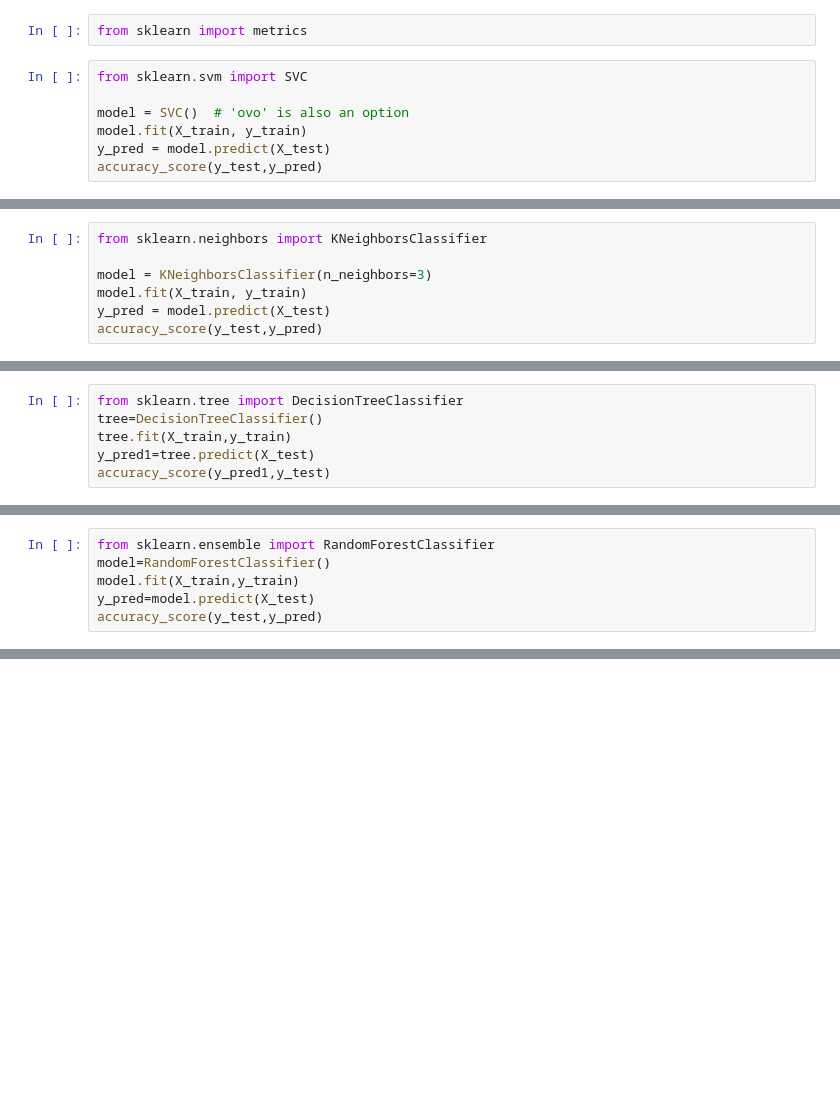
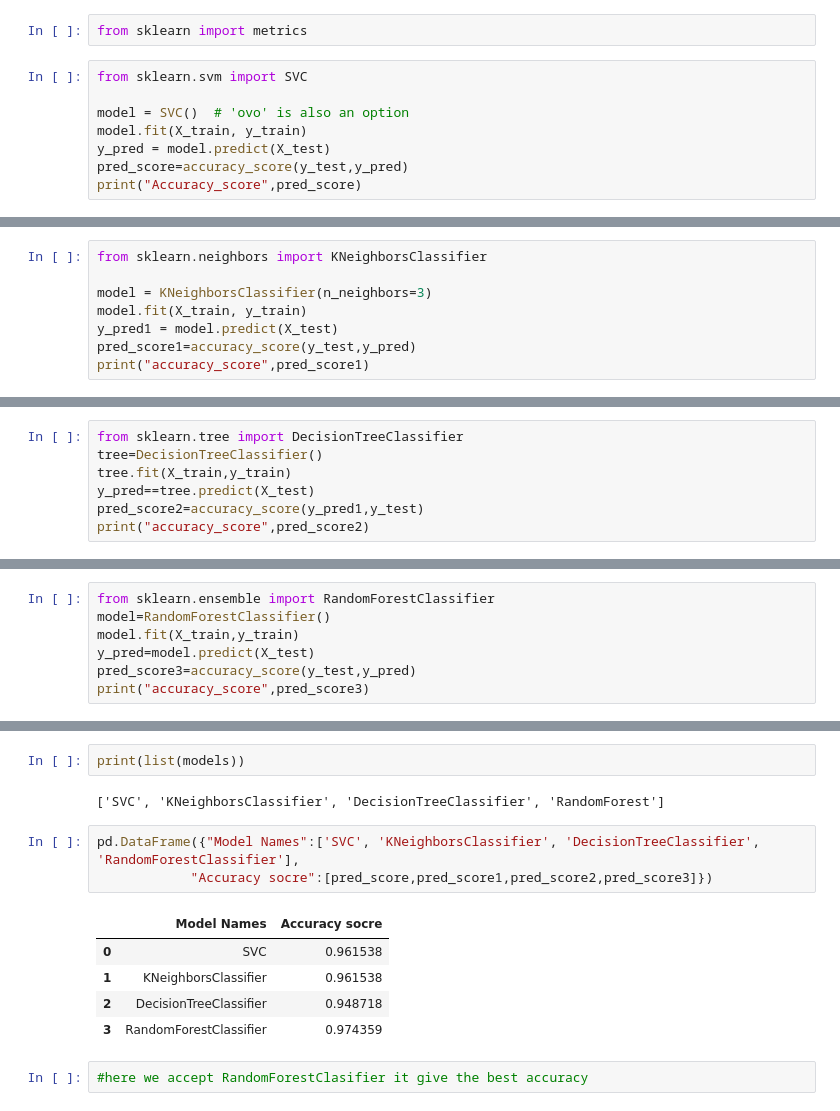
Before and after one commit to AyanBiswas1997/Hr_Analyst, a Jupyter notebook: notebooks/data/eda.ipynb, the cells around one changed output, grey strips where cells are left out. Saved outputs shown, nothing was run; the diff lists cells and outputs as text; blank space fills up the shorter version.

```diff
--- a/notebooks/data/eda.ipynb
+++ b/notebooks/data/eda.ipynb
@@ -528,5 +528,6 @@ from sklearn.svm import SVC
 model = SVC()  # 'ovo' is also an option
 model.fit(X_train, y_train)
 y_pred = model.predict(X_test)
-accuracy_score(y_test,y_pred)
+pred_score=accuracy_score(y_test,y_pred)
+print("Accuracy_score",pred_score)
 # %% [output]
@@ -536,6 +537,7 @@ from sklearn.neighbors import KNeighborsClassifier
 
 model = KNeighborsClassifier(n_neighbors=3)
 model.fit(X_train, y_train)
-y_pred = model.predict(X_test)
-accuracy_score(y_test,y_pred)
+y_pred1 = model.predict(X_test)
+pred_score1=accuracy_score(y_test,y_pred)
+print("accuracy_score",pred_score1)
 # %% [output]
@@ -544,6 +546,7 @@ accuracy_score(y_test,y_pred)
 from sklearn.tree import DecisionTreeClassifier
 tree=DecisionTreeClassifier()
 tree.fit(X_train,y_train)
-y_pred1=tree.predict(X_test)
-accuracy_score(y_pred1,y_test)
+y_pred==tree.predict(X_test)
+pred_score2=accuracy_score(y_pred1,y_test)
+print("accuracy_score",pred_score2)
 # %% [output]
@@ -553,5 +556,6 @@ from sklearn.ensemble import RandomForestClassifier
 model=RandomForestClassifier()
 model.fit(X_train,y_train)
 y_pred=model.predict(X_test)
-accuracy_score(y_test,y_pred)
+pred_score3=accuracy_score(y_test,y_pred)
+print("accuracy_score",pred_score3)
 # %% [output]
@@ -558,0 +580,15 @@ accuracy_score(y_test,y_pred)
+# %%
+print(list(models))
+# %% [output]
+['SVC', 'KNeighborsClassifier', 'DecisionTreeClassifier', 'RandomForest']
+# %%
+pd.DataFrame({"Model Names":['SVC', 'KNeighborsClassifier', 'DecisionTreeClassifier', 'RandomForestClassifier'],
+            "Accuracy socre":[pred_score,pred_score1,pred_score2,pred_score3]})
+# %% [output]
+|  | Model Names | Accuracy socre |
+| 0 | SVC | 0.961538 |
+| 1 | KNeighborsClassifier | 0.961538 |
+| 2 | DecisionTreeClassifier | 0.948718 |
+| 3 | RandomForestClassifier | 0.974359 |
+# %%
+#here we accept RandomForestClasifier it give the best accuracy
```
Also changed, not shown: parts of 8 cells of this notebook.
